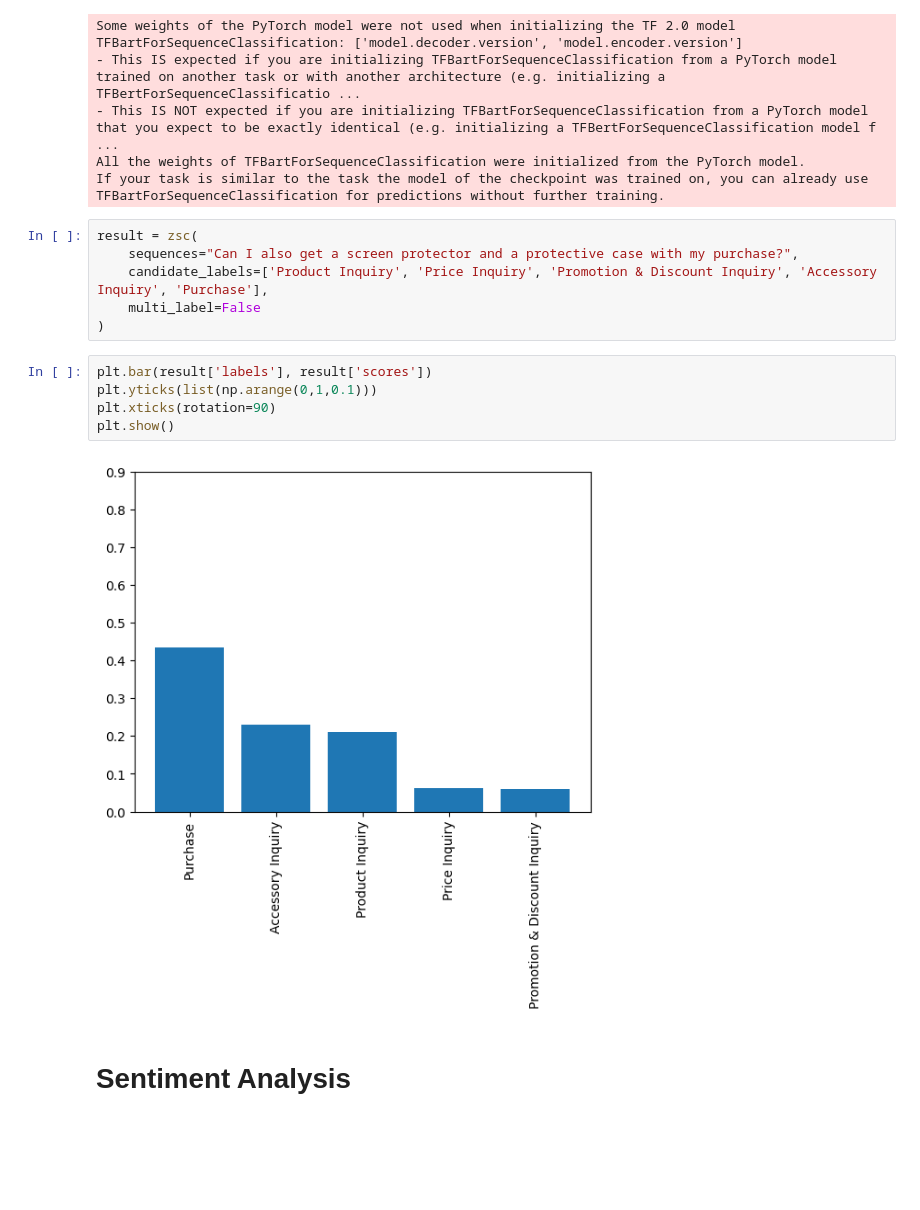
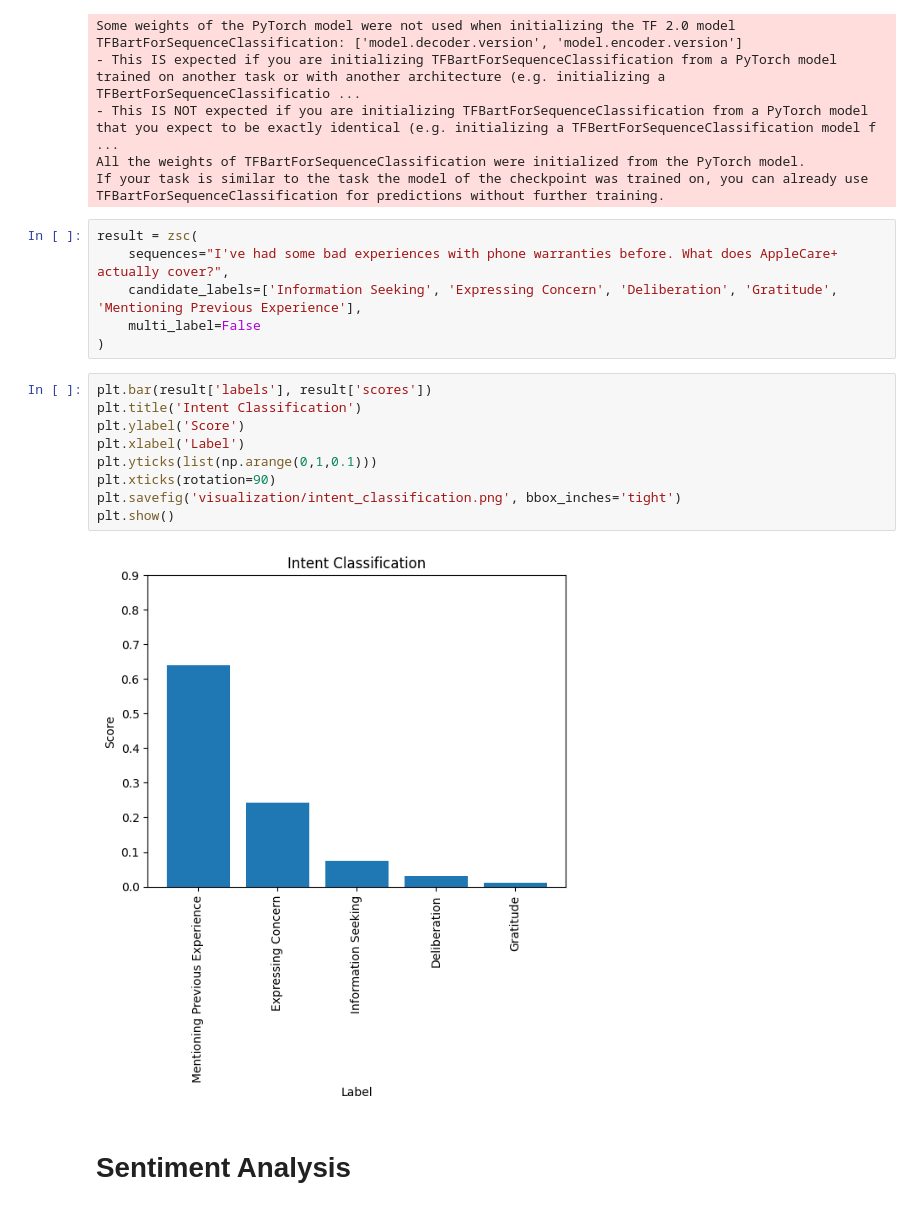
Before and after one commit to acarerdinc/chat-analysis, a Jupyter notebook: main-notebook.ipynb, the cells around one changed output. Drawn from its saved outputs; the diff is of its cells as text; blank space fills up the shorter version.

```diff
--- a/main-notebook.ipynb
+++ b/main-notebook.ipynb
@@ -12,17 +12,21 @@ All the weights of TFBartForSequenceClassification were initialized from the PyT
 If your task is similar to the task the model of the checkpoint was trained on, you can already use TFBartForSequenceClassification for predictions without further training.
 # %%
 result = zsc(
-    sequences="Can I also get a screen protector and a protective case with my purchase?",
-    candidate_labels=['Product Inquiry', 'Price Inquiry', 'Promotion & Discount Inquiry', 'Accessory Inquiry', 'Purchase'],
+    sequences="I've had some bad experiences with phone warranties before. What does AppleCare+ actually cover?",
+    candidate_labels=['Information Seeking', 'Expressing Concern', 'Deliberation', 'Gratitude', 'Mentioning Previous Experience'],
     multi_label=False
 )
 # %%
 plt.bar(result['labels'], result['scores'])
+plt.title('Intent Classification')
+plt.ylabel('Score')
+plt.xlabel('Label')
 plt.yticks(list(np.arange(0,1,0.1)))
 plt.xticks(rotation=90)
+plt.savefig('visualization/intent_classification.png', bbox_inches='tight')
 plt.show()
 # %% [output]
-[figure, old version]
+[figure, new version]
 # %% [markdown]
 # Sentiment Analysis
 # %%
```
Also changed, not shown: parts of 2 cells of this notebook.
